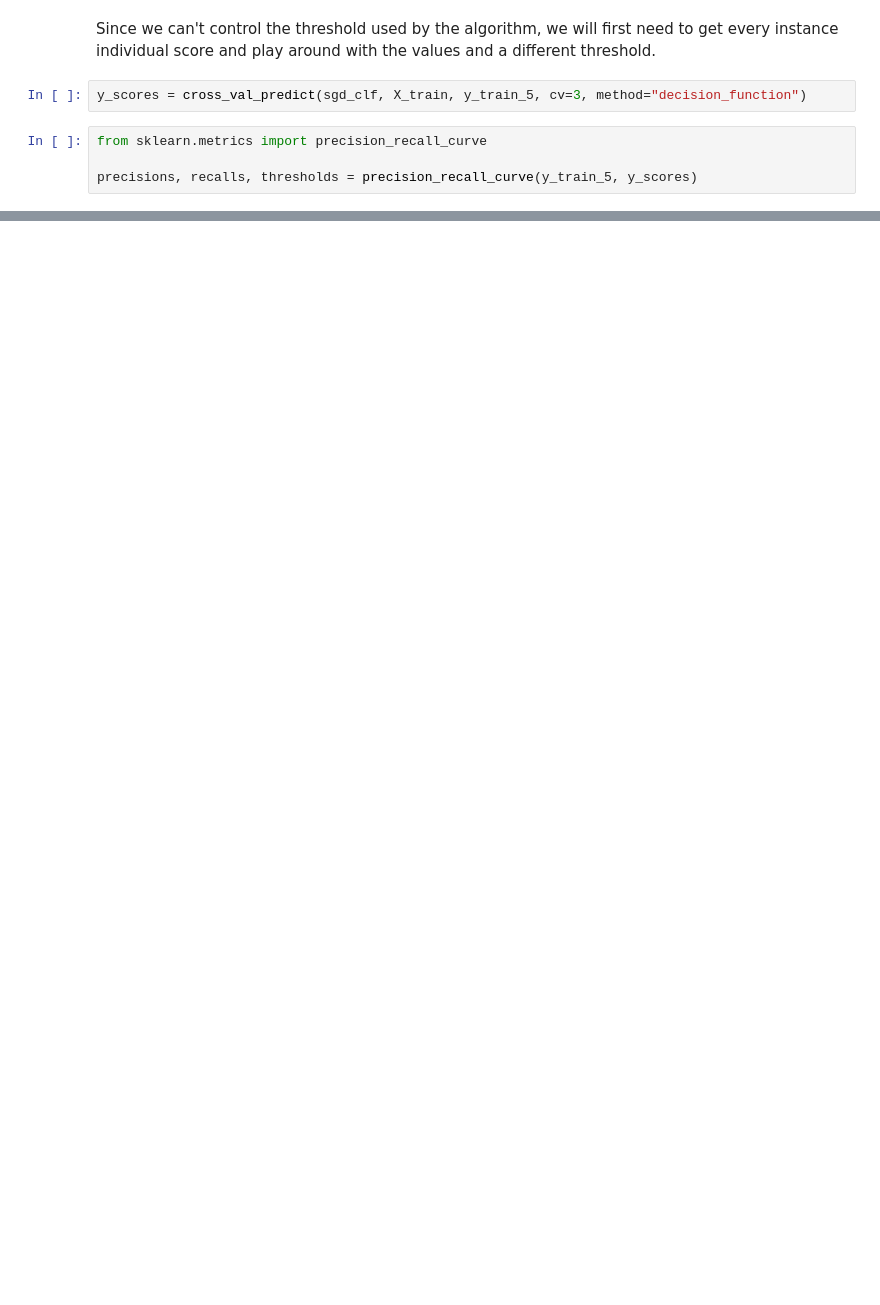
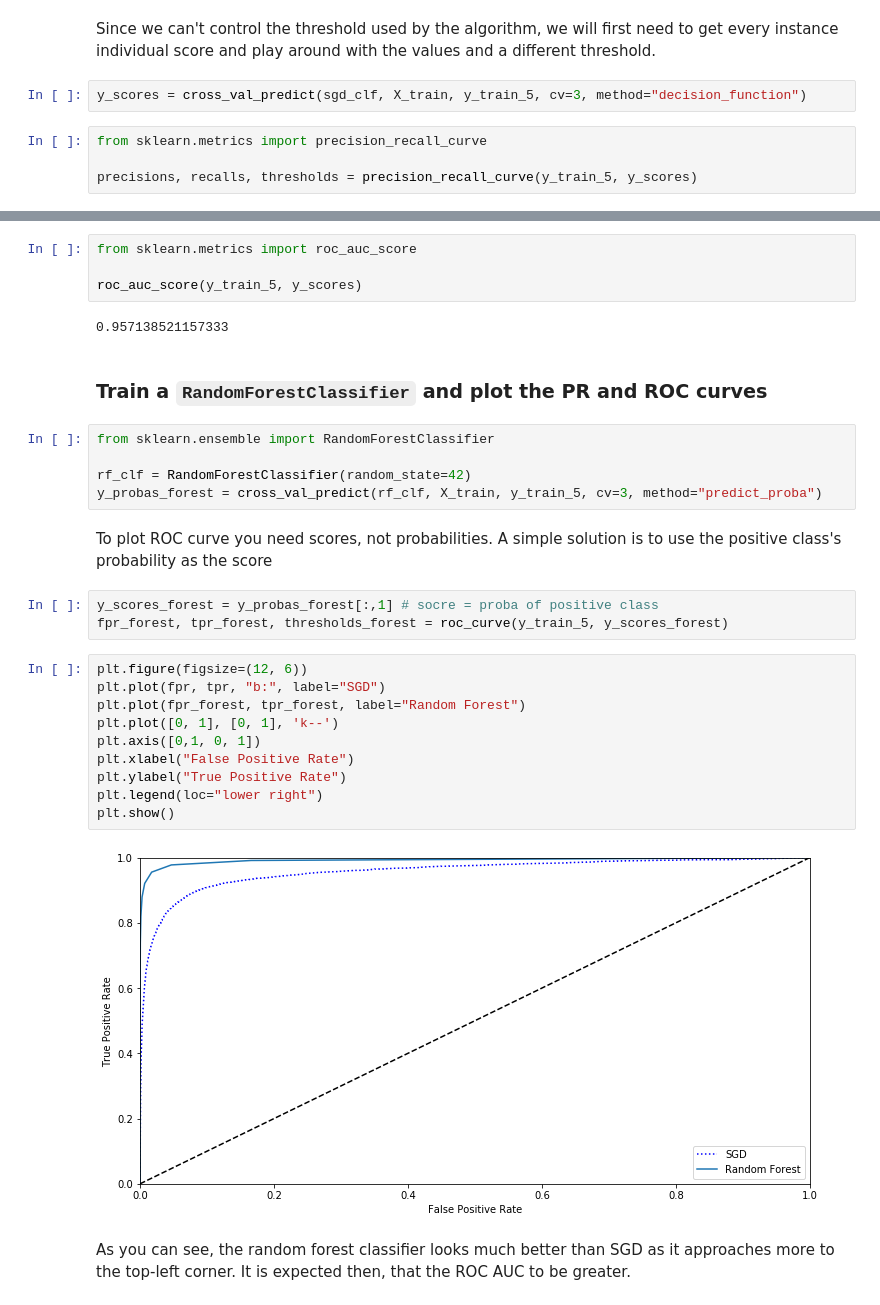
Before and after one commit to Ohtar10/ml-python, a Jupyter notebook: ch03/Classification.ipynb, the cells around one changed output, grey strips where cells are left out. Saved outputs shown, nothing was run; the diff lists cells and outputs as text; blank space fills up the shorter version.

````diff
--- a/ch03/Classification.ipynb
+++ b/ch03/Classification.ipynb
@@ -232,0 +268,32 @@ Depending on the project, you will need to decide the trade-off, from the plot a
+# %%
+from sklearn.metrics import roc_auc_score
+
+roc_auc_score(y_train_5, y_scores)
+# %% [output]
+0.957138521157333
+# %% [markdown]
+### Train a ```RandomForestClassifier``` and plot the PR and ROC curves
+# %%
+from sklearn.ensemble import RandomForestClassifier
+
+rf_clf = RandomForestClassifier(random_state=42)
+y_probas_forest = cross_val_predict(rf_clf, X_train, y_train_5, cv=3, method="predict_proba")
+# %% [markdown]
+To plot ROC curve you need scores, not probabilities. A simple solution is to use the positive class's probability as the score
+# %%
+y_scores_forest = y_probas_forest[:,1] # socre = proba of positive class
+fpr_forest, tpr_forest, thresholds_forest = roc_curve(y_train_5, y_scores_forest)
+# %%
+plt.figure(figsize=(12, 6))
+plt.plot(fpr, tpr, "b:", label="SGD")
+plt.plot(fpr_forest, tpr_forest, label="Random Forest")
+plt.plot([0, 1], [0, 1], 'k--')
+plt.axis([0,1, 0, 1])
+plt.xlabel("False Positive Rate")
+plt.ylabel("True Positive Rate")
+plt.legend(loc="lower right")
+plt.show()
+# %% [output]
+[figure, added]
+# %% [markdown]
+As you can see, the random forest classifier looks much better than SGD as it approaches more to the top-left corner. It is expected then, that the ROC AUC to be greater.
````
Also changed, not shown: parts of 21 cells of this notebook.
